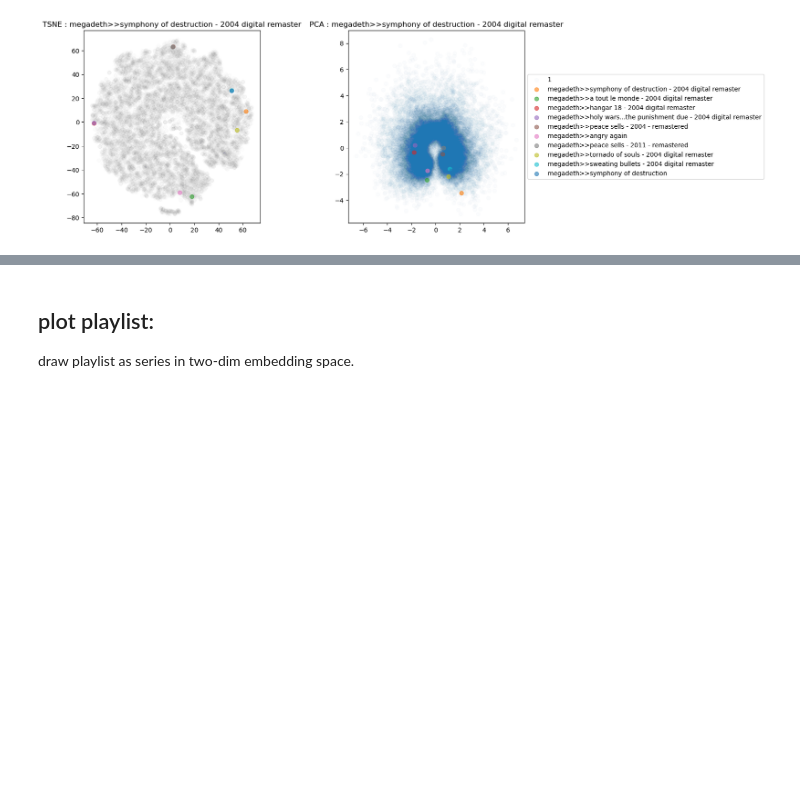
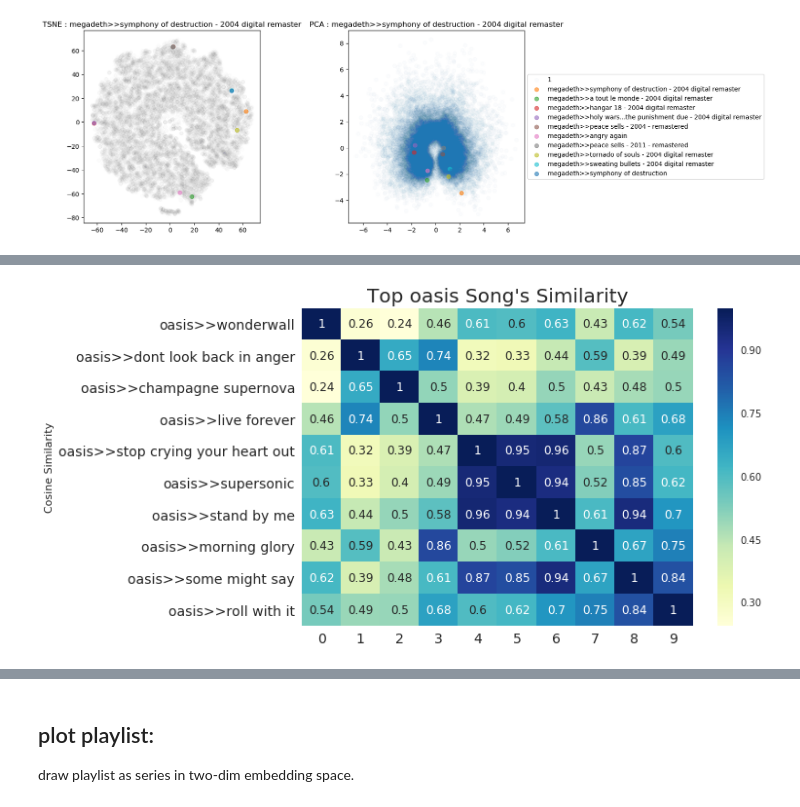
Before and after one commit to hyades910739/Playlist_Analysis, a Jupyter notebook: embedding_visualization.ipynb, the cells around one changed output, grey strips where cells are left out. Saved outputs shown, nothing was run; the diff lists cells and outputs as text; code cells hidden in the pictures; blank space fills up the shorter version.

```diff
--- a/embedding_visualization.ipynb
+++ b/embedding_visualization.ipynb
@@ -246,0 +268,4 @@ From above, song embedding does not perform as expected.
+# %%
+plot_cosine("oasis")
+# %% [output]
+[figure, added]
```
Also changed, not shown: parts of 17 cells of this notebook, 1 other file.
